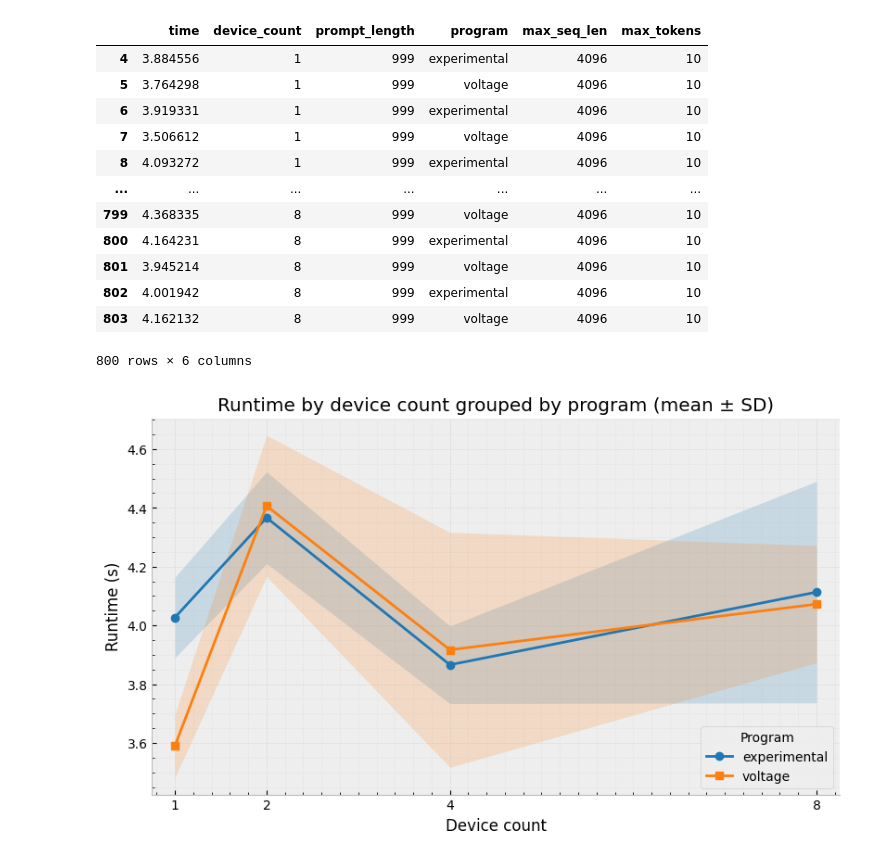
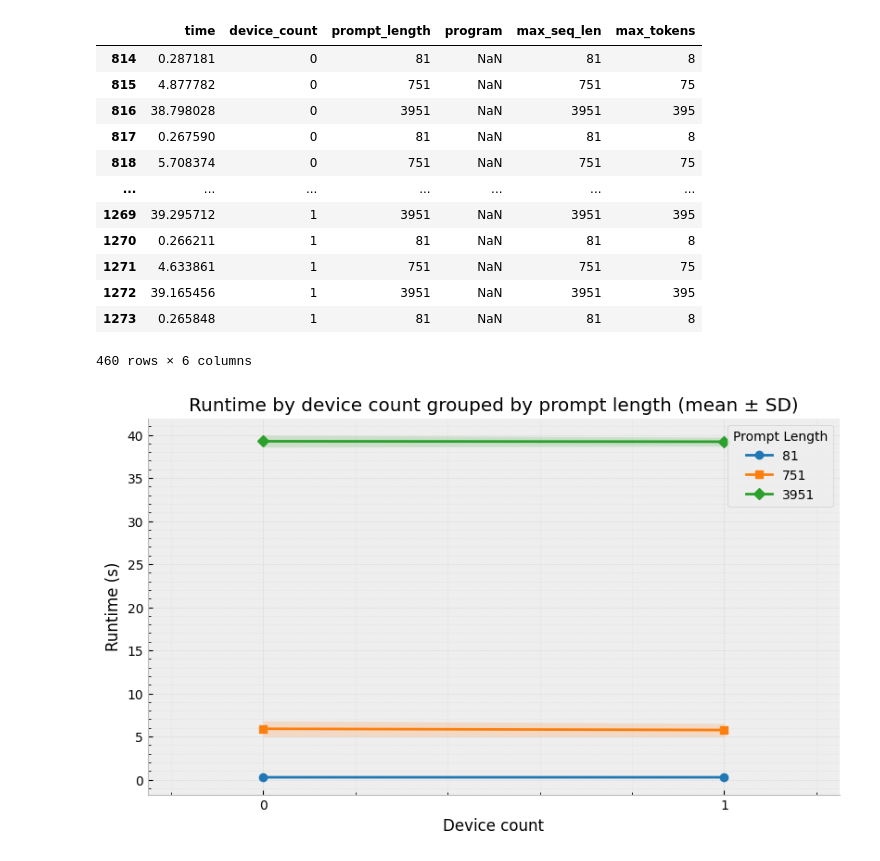
Before and after one commit to Dogacel/Uniference, a Jupyter notebook: notebooks/benchmarks.ipynb, the cells around one changed output. Saved outputs shown, nothing was run; the diff lists cells and outputs as text; code cells hidden in the pictures.

```diff
--- a/notebooks/benchmarks.ipynb
+++ b/notebooks/benchmarks.ipynb
@@ -3,27 +3,29 @@ import pandas as pd
 import matplotlib.pyplot as plt
 import numpy as np
 # %%
-data = pd.read_json("results/run_report_1.json")
-data = data[data["prompt_length"] == 999]
+data = pd.read_json("results/run_report_2.json")
+data = data[814:]
+# Set device_count to 0 for the first 300 rows
+data.loc[data.index[:300], "device_count"] = 0
 data
 # %% [output]
 |  | time | device_count | prompt_length | program | max_seq_len | max_tokens |
-| 4 | 3.884556 | 1 | 999 | experimental | 4096 | 10 |
-| 5 | 3.764298 | 1 | 999 | voltage | 4096 | 10 |
-| 6 | 3.919331 | 1 | 999 | experimental | 4096 | 10 |
-| 7 | 3.506612 | 1 | 999 | voltage | 4096 | 10 |
-| 8 | 4.093272 | 1 | 999 | experimental | 4096 | 10 |
+| 814 | 0.287181 | 0 | 81 | NaN | 81 | 8 |
+| 815 | 4.877782 | 0 | 751 | NaN | 751 | 75 |
+| 816 | 38.798028 | 0 | 3951 | NaN | 3951 | 395 |
+| 817 | 0.267590 | 0 | 81 | NaN | 81 | 8 |
+| 818 | 5.708374 | 0 | 751 | NaN | 751 | 75 |
 | ... | ... | ... | ... | ... | ... | ... |
-| 799 | 4.368335 | 8 | 999 | voltage | 4096 | 10 |
-| 800 | 4.164231 | 8 | 999 | experimental | 4096 | 10 |
-| 801 | 3.945214 | 8 | 999 | voltage | 4096 | 10 |
-| 802 | 4.001942 | 8 | 999 | experimental | 4096 | 10 |
-| 803 | 4.162132 | 8 | 999 | voltage | 4096 | 10 |
+| 1269 | 39.295712 | 1 | 3951 | NaN | 3951 | 395 |
+| 1270 | 0.266211 | 1 | 81 | NaN | 81 | 8 |
+| 1271 | 4.633861 | 1 | 751 | NaN | 751 | 75 |
+| 1272 | 39.165456 | 1 | 3951 | NaN | 3951 | 395 |
+| 1273 | 0.265848 | 1 | 81 | NaN | 81 | 8 |
-800 rows × 6 columns
+460 rows × 6 columns
 # %%
-# Aggregate mean and standard deviation of runtime by program and device count
+# Aggregate mean and standard deviation of runtime by prompt length and device count
 stats = (
-    data.groupby(["program", "device_count"], as_index=False)["time"]
+    data.groupby(["prompt_length", "device_count"], as_index=False)["time"]
         .agg(mean="mean", std="std")
 )
 stats["std"] = stats["std"].fillna(0.0)
@@ -36,36 +38,36 @@ cmap = plt.get_cmap("tab10")
 markers = ["o", "s", "D", "^", "v", "P", "X", "*", "h", ">"]
 xticks = sorted(stats["device_count"].unique())
 
-for i, (prog, grp) in enumerate(stats.groupby("program", sort=False)):
+for i, (prog, grp) in enumerate(stats.groupby("prompt_length", sort=False)):
     grp = grp.sort_values("device_count")
     color = cmap(i % 10)
     ax.plot(
         grp["device_count"], grp["mean"],
         color=color, marker=markers[i % len(markers)],
         linewidth=2, markersize=6, label=prog,
     )
     ax.fill_between(
         grp["device_count"],
         grp["mean"] - grp["std"],
         grp["mean"] + grp["std"],
         color=color, alpha=0.18, linewidth=0,
     )
 
 ax.set_xticks(xticks)
 ax.set_xlim(min(xticks) - 0.25, max(xticks) + 0.25)
 ax.set_xlabel("Device count")
 ax.set_ylabel("Runtime (s)")
-ax.set_title("Runtime by device count grouped by program (mean ± SD)")
+ax.set_title("Runtime by device count grouped by prompt length (mean ± SD)")
 
 ax.grid(which="major", alpha=0.35)
 ax.minorticks_on()
 ax.grid(which="minor", alpha=0.15, linestyle="--")
 for spine in ["top", "right"]:
     ax.spines[spine].set_visible(False)
 
-ax.legend(title="Program", frameon=True, fancybox=True, framealpha=0.9)
+ax.legend(title="Prompt Length", frameon=True, fancybox=True, framealpha=0.9)
 plt.show()
 # %% [output]
-[figure, old version]
+[figure, new version]
 # %%
 
```
Also changed, not shown: parts of 4 cells of this notebook, 6 other files.
